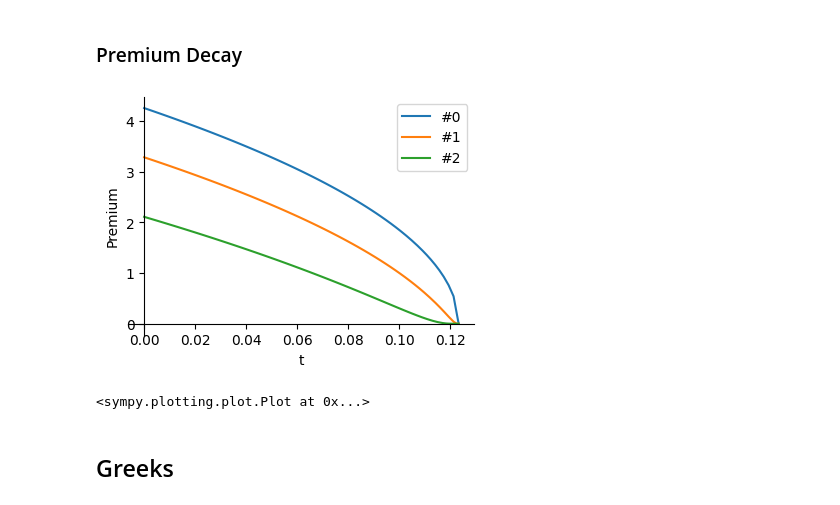
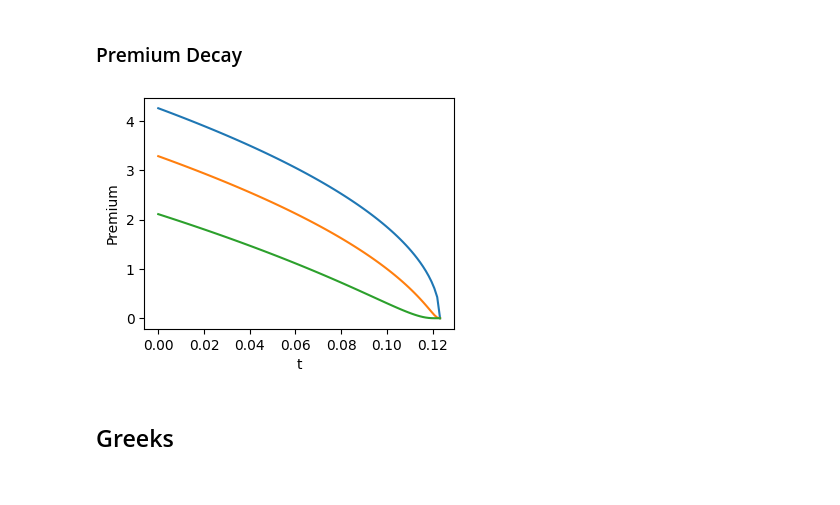
Before and after one commit to gituliar/gituliar.github.io, a Jupyter notebook: src/Black-Scholes.ipynb, the cells around one changed output. Drawn from its saved outputs; the diff is of its cells as text; code cells hidden in the pictures.

```diff
--- a/src/Black-Scholes.ipynb
+++ b/src/Black-Scholes.ipynb
@@ -103,3 +82,41 @@ AMD = BlackScholes(K=90, T=45./365, S=82, σ=0.338, r=0, p=1)
 AMD.pdf()
 # %% [output]
 $\displaystyle \frac{3.36150329182974 e^{- 35.49906827103 \left(\log{\left(\frac{F}{82} \right)} + 0.00704243835616438\right)^{2}}}{\left|{F}\right|}$
+# %%
+def plot2d(*args, ylim=None, xlabel='x', ylabel='f(x)'):
+
+    def evalf_or_limit(ex, x, x0):
+        y = ex.evalf(subs={x: x0})
+        if not isinstance(y, sp.core.numbers.Number):
+            y = sp.limit(sp.simplify(ex), x, x0)
+        return y
+
+
+    xlim = args[-1]
+
+    mpl.figure(figsize=(4, 3))
+
+    xval = np.linspace(xlim[1], xlim[2], 100)
+    for ex in args[:-1]:
+        yval = [evalf_or_limit(ex, xlim[0], x) for x in xval]
+
+        mpl.plot(xval, yval)
+
+    mpl.ylim(ylim)
+
+    mpl.xlabel(xlabel)
+    mpl.ylabel(ylabel)
+
+    mpl.show()
+
+
+plot2d(
+    AMD.pdf(F=x, σ=AMD.σ*0.5),    # 0 - x0.5 vol
+    AMD.pdf(F=x),                 # 1 - x1.0 vol
+    AMD.pdf(F=x, σ=AMD.σ*1.5),    # 0 - x1.5 vol
+
+    (x, 40, 125),
+
+    xlabel='F',
+    ylabel='PDF(F)',
+)
@@ -163,18 +187,17 @@ Put  Price = 9.258
 # %% [markdown]
 ### Premium Decay
 # %%
-plot(
+plot2d(
     AMD.price(t=x, S=AMD.K),    # 0 -     at-the money
     AMD.price(t=x, S=AMD.K-2),  # 1 - $2 out-the-money
     AMD.price(t=x, S=AMD.K-5),  # 2 - $5 out-the-money
 
     (x, 0.0, AMD.T),
     xlabel = 't',
     ylabel = 'Premium'
 )
 # %% [output]
-[figure, old version]
+[figure, new version]
-<sympy.plotting.plot.Plot at 0x...>
 # %% [markdown]
 ## Greeks
 # %% [markdown]
```
Also changed, not shown: parts of 10 cells of this notebook.
